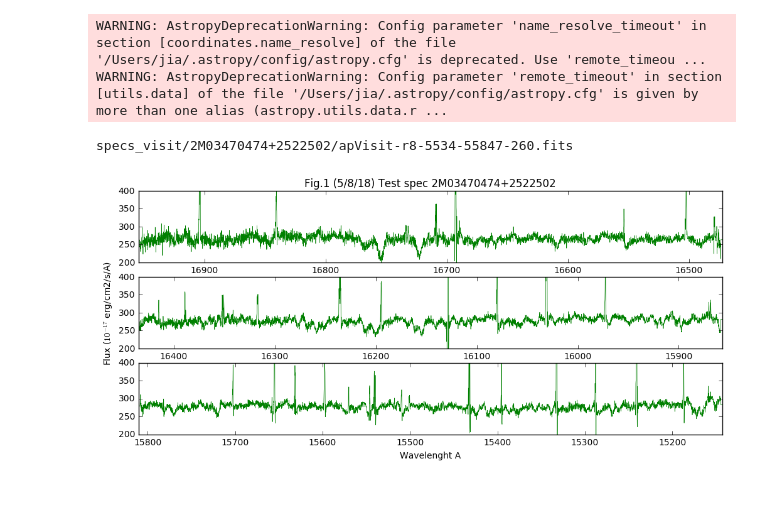
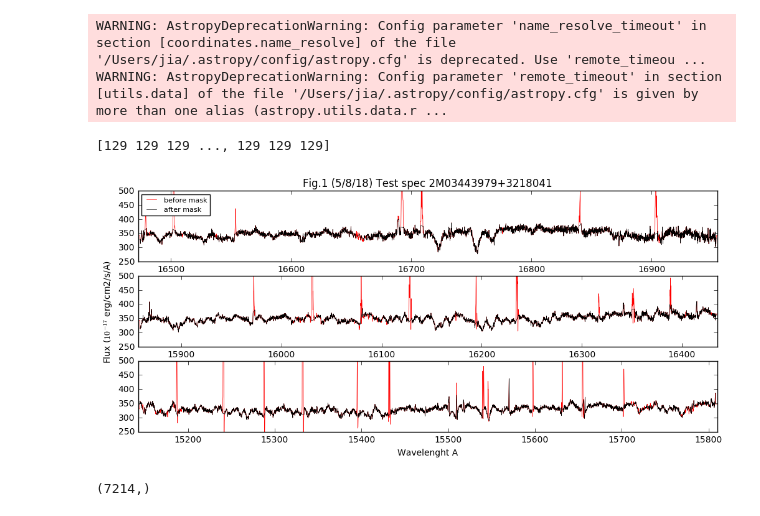
Before and after one commit to liuxx479/MW-BHs, a Jupyter notebook: plot-specs.ipynb, the cells around one changed output. Drawn from its saved outputs; the diff is of its cells as text; code cells hidden in the pictures.

```diff
--- a/plot-specs.ipynb
+++ b/plot-specs.ipynb
@@ -21,23 +22,30 @@ def read_spec(fitsfile):
     ihdulist = fits.open(fitsfile)
     idate = ihdulist[0].header['DATE-OBS'][:10]
     ispec = ihdulist[1].data
+    ierr = ihdulist[2].data
+    imask = ihdulist[3].data
+    ipass = ones(shape=imask.shape)
+    for ibit in (0,1,2,3,4,5,6,7,12,13,14):
+        ipass[~logical_not(imask & 2**ibit)]=0
     ilambda = ihdulist[4].data
-    return ilambda, ispec, idate
+    return ilambda, ispec, ierr, ipass, idate
 # %%
-apoid_candidates, j = os.listdir('specs_visit'), 10
-ifitsfn = 'specs_visit/%s/%s'%(apoid_candidates[j],os.listdir('specs_visit/%s'%(apoid_candidates[j]))[0])
-print ifitsfn
+apodir = '/Users/jia/Dropbox/smbhs/ApogeeLine/'
+apoid_candidates, j = os.listdir(apodir+'specs_visit'), 8
+ifitsfn = apodir+'specs_visit/%s/%s'%(apoid_candidates[j],os.listdir(apodir+'specs_visit/%s'%(apoid_candidates[j]))[0])
 
-ilambda, ispec, idate = read_spec(ifitsfn)
+ilambda, ispec, ierr, ipass, idate = read_spec(ifitsfn)
 f, axes=subplots(3,1,figsize=(12,5))
 for i in range(len(ilambda)):
-    axes[i].plot(ilambda[i], ispec[i], lw=0.5, color='g')
-    axes[i].set_xlim(ilambda[i,0],ilambda[i,-1])
-    axes[i].set_ylim(200,400)
+    axes[i].plot(ilambda[i], ispec[i], 'r-',lw=0.5,label='before mask')
+    axes[i].plot(ilambda[i][where(ipass[i])], ispec[i][where(ipass[i])], 'k-',lw=0.5,label='after mask')
+    axes[i].set_xlim(amin(ilambda[i]),amax(ilambda[i]))
+    axes[i].set_ylim(250,500)
 axes[1].set_ylabel('Flux ($10^{-17}$ erg/cm2/s/A)')
 axes[-1].set_xlabel('Wavelenght A')
 axes[0].set_title('Fig.1 (5/8/18) Test spec '+apoid_candidates[j])
-show()
+axes[0].legend(fontsize=8,loc='best')
+print imask[1]
 # %% [output]
-specs_visit/2M03470474+2522502/apVisit-r8-5534-55847-260.fits
+[129 129 129 ..., 129 129 129]
-[figure, old version]
+[figure, new version]
@@ -43,0 +71,8 @@ specs_visit/2M03470474+2522502/apVisit-r8-5534-55847-260.fits
+# %%
+print (wavelength.shape)
+data_spec = interp1d(ilambda[where(ipass)].flatten(), ispec[where(ipass)].flatten())(wavelength)
+inorm = mean(mean(data_spec))
+data_spec/=inorm
+specerr = interp1d(ilambda[where(ipass)].flatten(), ierr[where(ipass)].flatten())(wavelength)/inorm
+# %% [output]
+(7214,)
```
Also changed, not shown: parts of 5 cells of this notebook.
